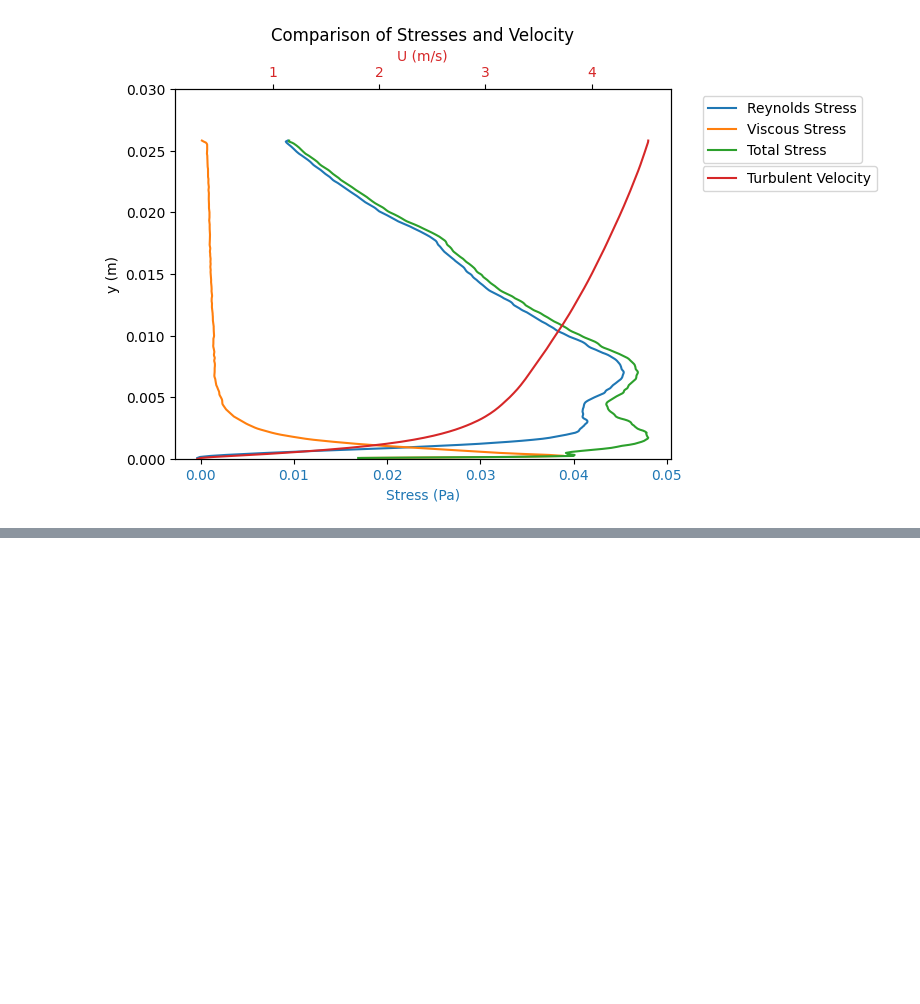
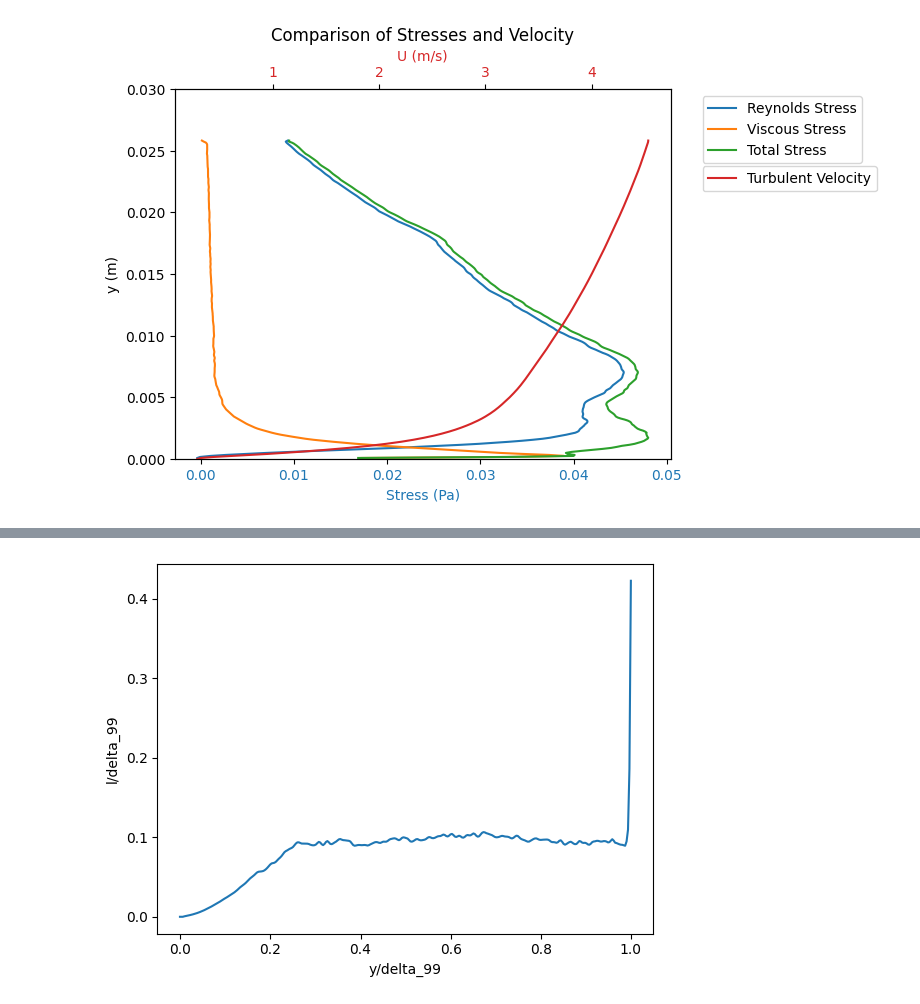
Before and after one commit to Jagardiner97/Boundary-Layers, a Jupyter notebook: Boundary Layers/BL Final Project/turbulent-characterization.ipynb, the cells around one changed output, grey strips where cells are left out. Saved outputs shown, nothing was run; the diff lists cells and outputs as text; code cells hidden in the pictures; blank space fills up the shorter version.

Commit message:
finished original implementation of mixing length model

```diff
--- a/Boundary Layers/BL Final Project/turbulent-characterization.ipynb
+++ b/Boundary Layers/BL Final Project/turbulent-characterization.ipynb
@@ -373,0 +421,30 @@ plt.show()
+# %%
+# Determine delta_99
+u_inf = max(u_average)
+delta_99 = 0
+for i in range(len(u_average)):
+    if u_average[i] > u_inf * 0.99:
+        delta_99 = y[i]
+
+# Find l
+mixing_length = []
+for i in range(len(uv_bar)):
+    if uv_bar[i] < 0 and dudy[i] != 0:
+        mixing_length.append(np.sqrt(-uv_bar[i] / (dudy[i]**2)))
+    else:
+        mixing_length.append(0)
+
+# Get scaled values
+y99 = []
+l99 = []
+for i in range(len(y)):
+    y99.append(y[i] / delta_99)
+    l99.append(mixing_length[i] / delta_99)
+
+# Plot the figure
+plt.plot(y99, l99)
+plt.xlabel("y/delta_99")
+plt.ylabel("l/delta_99")
+plt.show()
+# %% [output]
+[figure, added]
```
Also changed, not shown: parts of 3 cells of this notebook.
